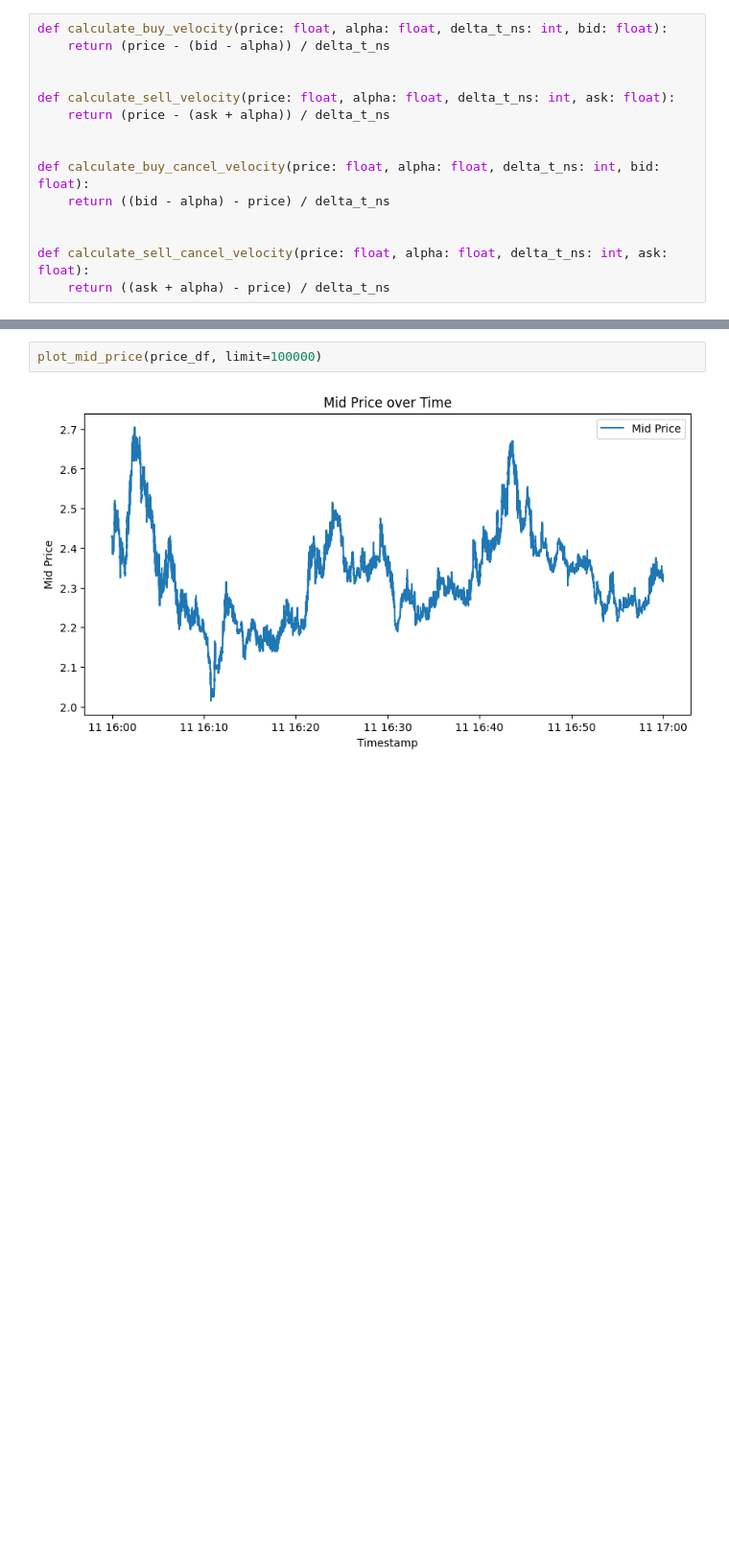
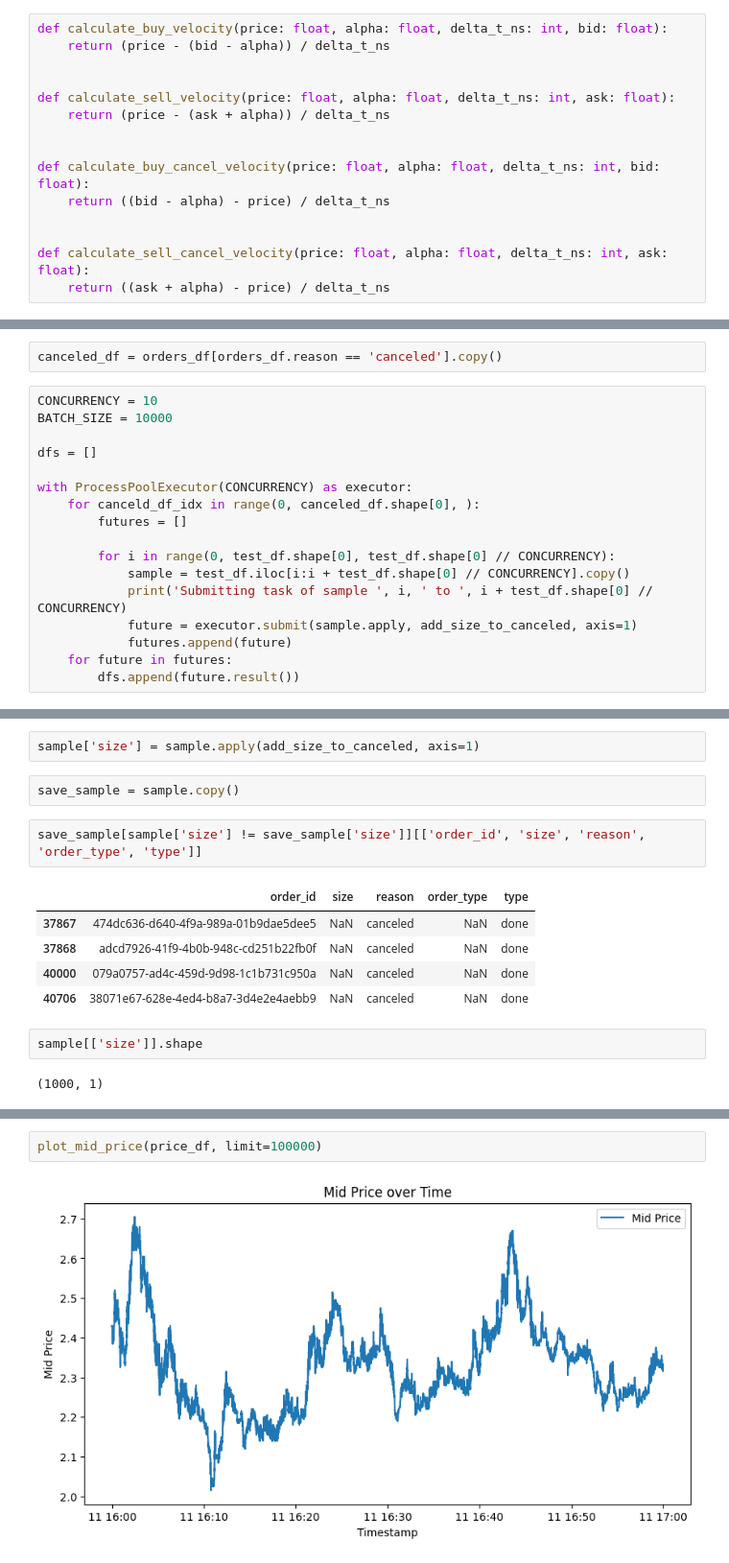
Before and after one commit to lBringerl/spoofing-detection, a Jupyter notebook: basic_eda.ipynb, the cells around one changed output, grey strips where cells are left out. Shown: that part at 96% size. Drawn from its saved outputs; the diff is of its cells as text; blank space fills up the shorter version.

```diff
--- a/basic_eda.ipynb
+++ b/basic_eda.ipynb
@@ -269,0 +241,19 @@ for future in futures[1:]:
+# %%
+canceled_df = orders_df[orders_df.reason == 'canceled'].copy()
+# %%
+CONCURRENCY = 10
+BATCH_SIZE = 10000
+
+dfs = []
+
+with ProcessPoolExecutor(CONCURRENCY) as executor:
+    for canceld_df_idx in range(0, canceled_df.shape[0], ):
+        futures = []
+
+        for i in range(0, test_df.shape[0], test_df.shape[0] // CONCURRENCY):
+            sample = test_df.iloc[i:i + test_df.shape[0] // CONCURRENCY].copy()
+            print('Submitting task of sample ', i, ' to ', i + test_df.shape[0] // CONCURRENCY)
+            future = executor.submit(sample.apply, add_size_to_canceled, axis=1)
+            futures.append(future)
+    for future in futures:
+        dfs.append(future.result())
@@ -269,0 +287,16 @@ for future in futures[1:]:
+# %%
+sample['size'] = sample.apply(add_size_to_canceled, axis=1)
+# %%
+save_sample = sample.copy()
+# %%
+save_sample[sample['size'] != save_sample['size']][['order_id', 'size', 'reason', 'order_type', 'type']]
+# %% [output]
+|  | order_id | size | reason | order_type | type |
+| 37867 | 474dc636-d640-4f9a-989a-01b9dae5dee5 | NaN | canceled | NaN | done |
+| 37868 | adcd7926-41f9-4b0b-948c-cd251b22fb0f | NaN | canceled | NaN | done |
+| 40000 | 079a0757-ad4c-459d-9d98-1c1b731c950a | NaN | canceled | NaN | done |
+| 40706 | 38071e67-628e-4ed4-b8a7-3d4e2e4aebb9 | NaN | canceled | NaN | done |
+# %%
+sample[['size']].shape
+# %% [output]
+(1000, 1)
```
Also changed, not shown: parts of 38 cells of this notebook, 1 other file.
